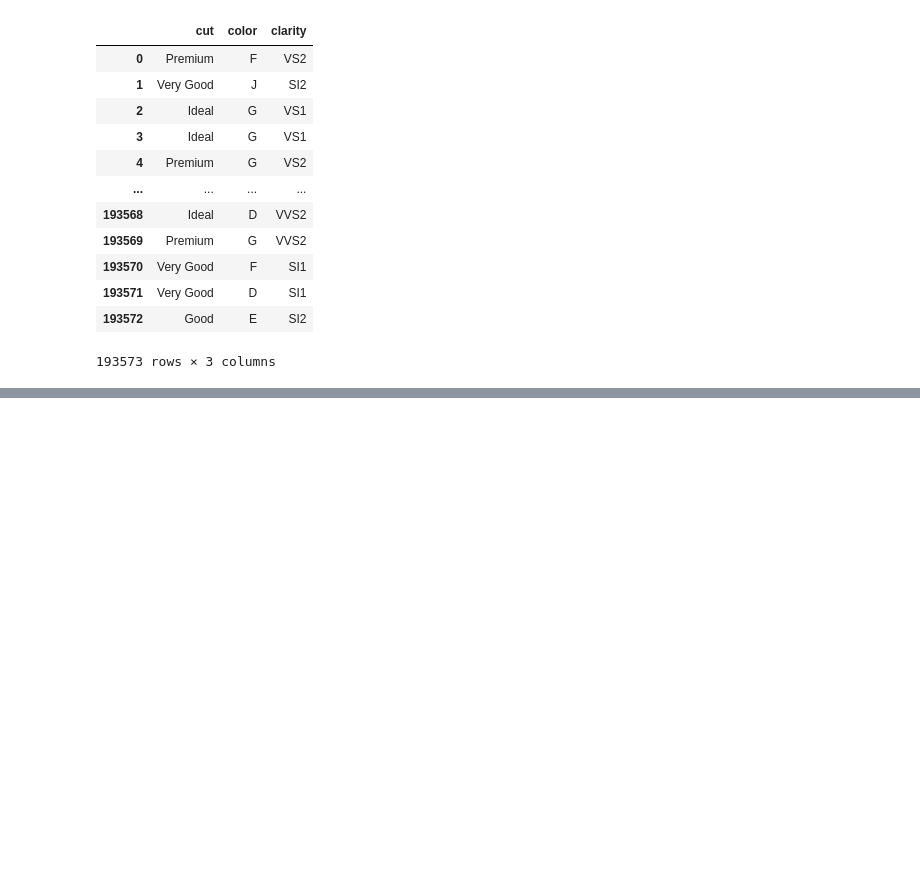
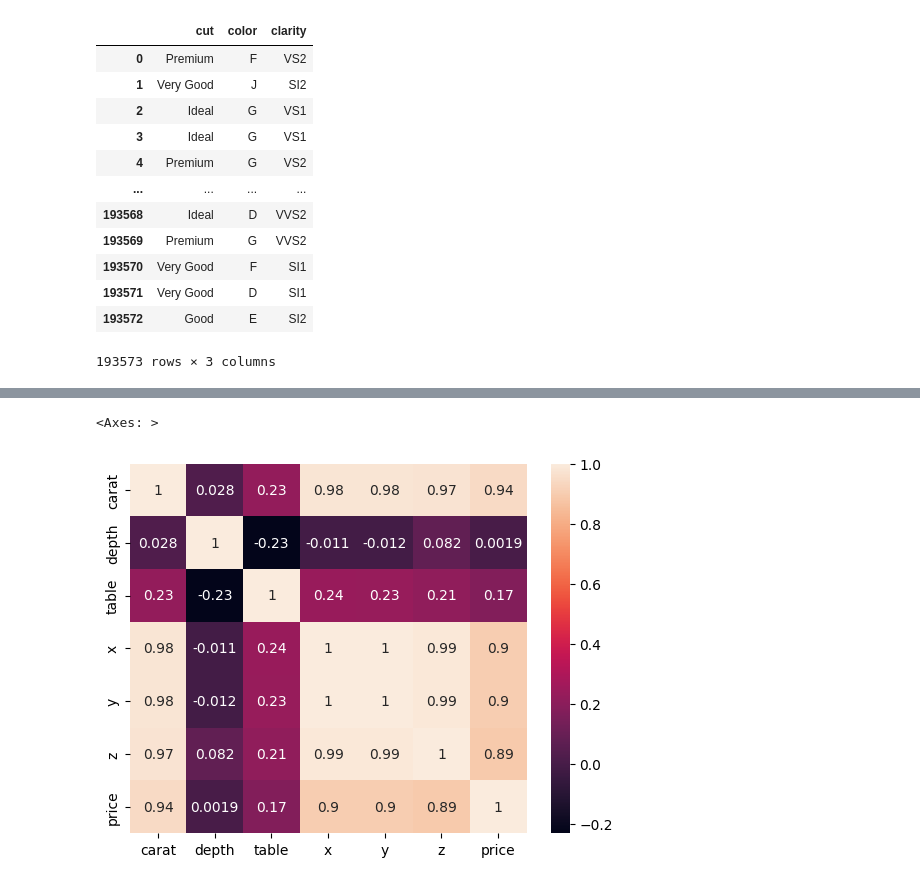
Before and after one commit to suryanshp1/Gem-Price-Prediction-end-to-end-pipeline, a Jupyter notebook: experiment/experiments.ipynb, the cells around one changed output, grey strips where cells are left out. Saved outputs shown, nothing was run; the diff lists cells and outputs as text; code cells hidden in the pictures; blank space fills up the shorter version.

```diff
--- a/experiment/experiments.ipynb
+++ b/experiment/experiments.ipynb
@@ -209,0 +286,5 @@ data[cat_column]
+# %%
+sns.heatmap(data=data[num_column].corr(), annot=True)
+# %% [output]
+<Axes: >
+[figure, added]
```
Also changed, not shown: parts of 14 cells of this notebook, 1 other file.
